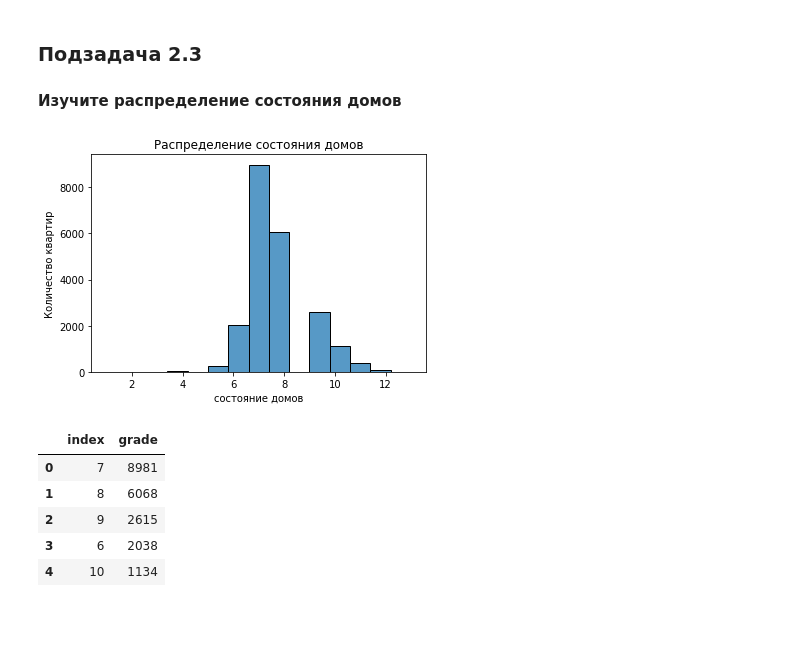
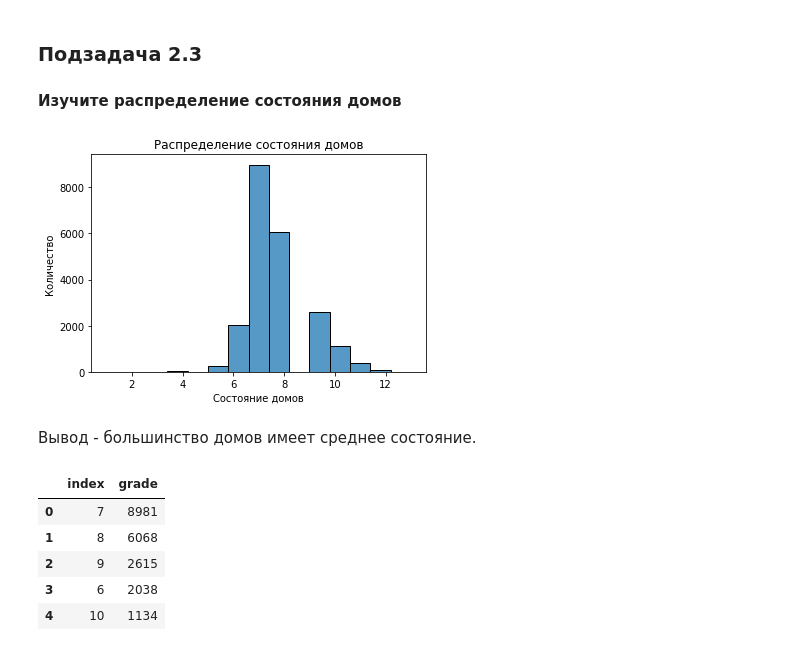
Before and after one commit to NataliaRyabkova/Python-analitic, a Jupyter notebook: ДЗ4.ipynb, the cells around one changed output. Cells and saved outputs as stored; diff of their text form; code cells hidden in the pictures; blank space fills up the shorter version.

```diff
--- a/ДЗ4.ipynb
+++ b/ДЗ4.ipynb
@@ -161,11 +171,13 @@ plt.xticks(rotation=30);
 # %%
 plt.figure(figsize=(6, 4))
 sns.histplot(df['grade'], bins=15)
 plt.title('Распределение состояния домов')
 plt.xlabel('Состояние домов')
-plt.ylabel('Количество квартир');
+plt.ylabel('Количество');
 # %% [output]
-[figure, old version]
+[figure, new version]
+# %% [markdown]
+Вывод - большинство домов имеет среднее состояние.
 # %%
 data = df['grade'].value_counts().reset_index()
 data.head()
```
Also changed, not shown: parts of 10 cells of this notebook.
